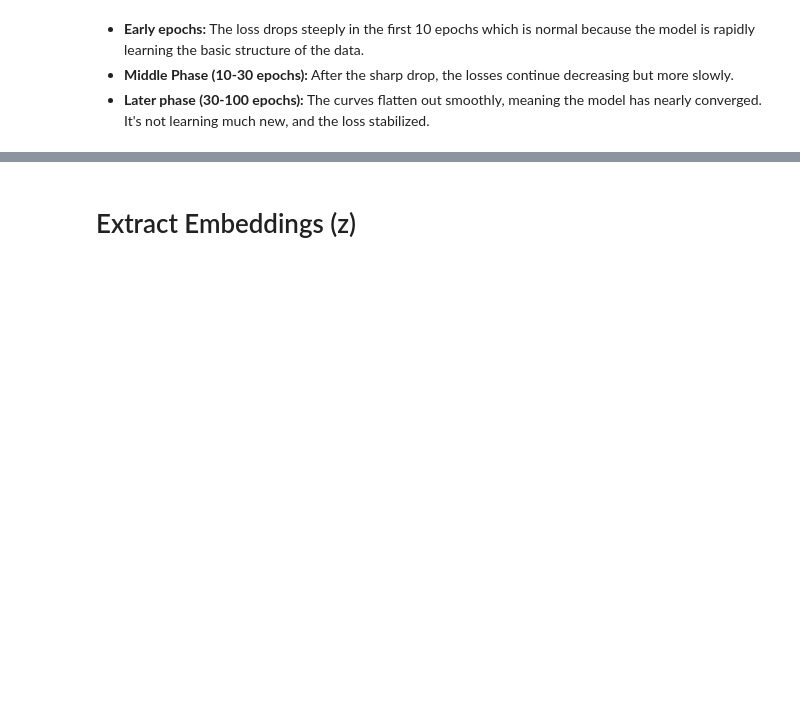
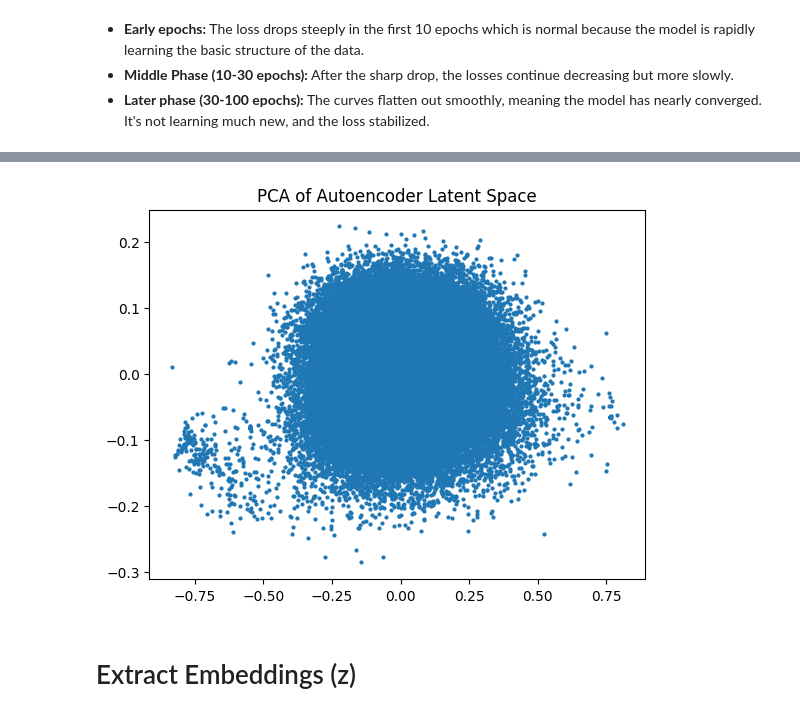
Before and after one commit to thisisehyas/Behavioral-Data-Clustering, a Jupyter notebook: Notebooks/4.DEC.ipynb, the cells around one changed output, grey strips where cells are left out. Saved outputs shown, nothing was run; the diff lists cells and outputs as text; code cells hidden in the pictures; blank space fills up the shorter version.

```diff
--- a/Notebooks/4.DEC.ipynb
+++ b/Notebooks/4.DEC.ipynb
@@ -310,3 +311,16 @@ plt.show()
+# %%
+# PCA
+from sklearn.decomposition import PCA
+import matplotlib.pyplot as plt
+
+pca = PCA(n_components=2)
+Z_pca = pca.fit_transform(Z)
+
+plt.scatter(Z_pca[:, 0], Z_pca[:, 1], s=4)
+plt.title("PCA of Autoencoder Latent Space")
+plt.show()
+# %% [output]
+[figure, added]
 # %%
 # saving the model weights
 torch.save(model.state_dict(), "autoencoder_weights.pth")
```
Also changed, not shown: parts of 5 cells of this notebook.
